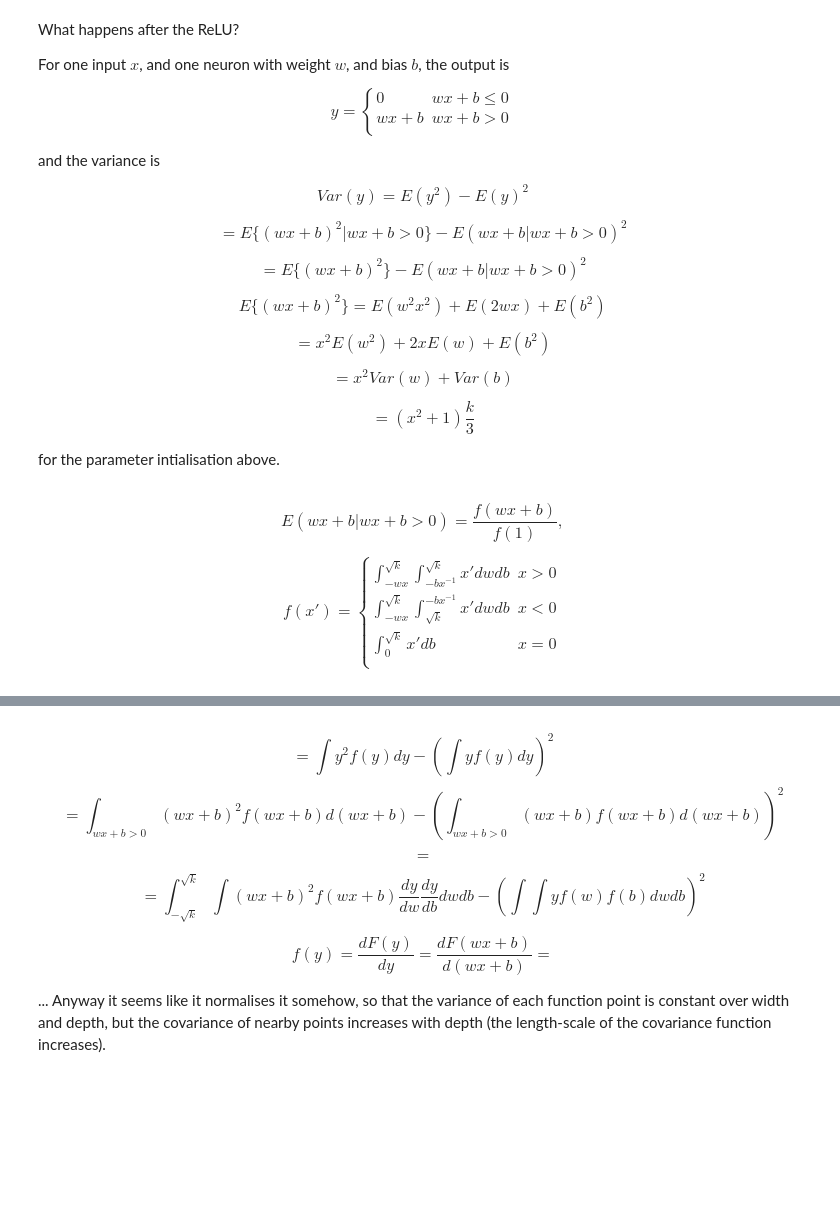
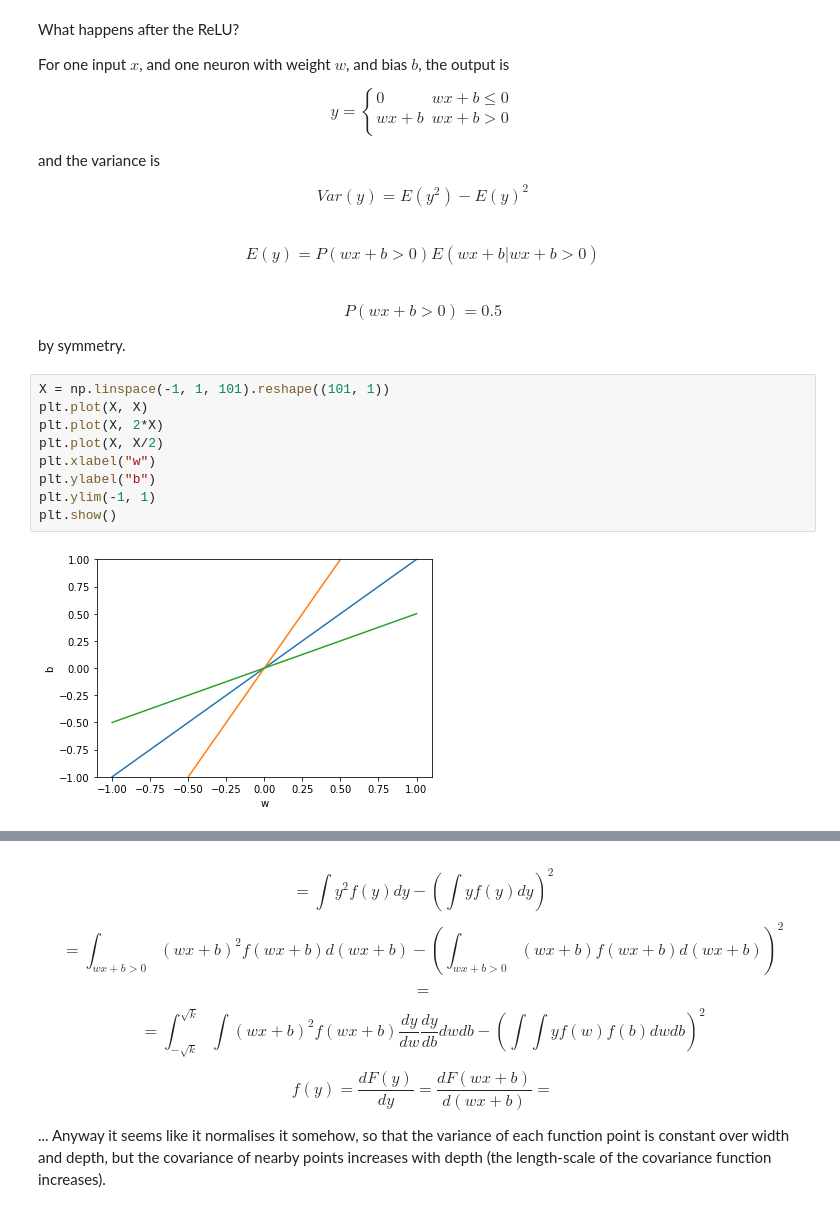
Before and after one commit to rasutt/Neural-nets-in-pytorch, a Jupyter notebook: Width and depth.ipynb, the cells around one changed output, grey strips where cells are left out. Saved outputs shown, nothing was run; the diff lists cells and outputs as text; blank space fills up the shorter version.

```diff
--- a/Width and depth.ipynb
+++ b/Width and depth.ipynb
@@ -79,27 +92,20 @@ $$y = \left\{
 and the variance is
 
 $$Var(y) = E(y^2) - E(y)^2$$
-
-$$= E\{(wx + b)^2|w x + b > 0\} - E(w x + b|w x + b > 0)^2$$
-
-$$= E\{(wx + b)^2\} - E(w x + b|w x + b > 0)^2$$
-
-$$E\{(wx + b)^2\} = E(w^2 x^2) + E(2wx) + E(b^2)$$
-
-$$= x^2 E(w^2) + 2x E(w) + E(b^2)$$
-
-$$= x^2 Var(w) + Var(b)$$
-
-$$= (x^2 + 1) \frac{k}{3}$$
-
-for the parameter intialisation above.
-# %% [markdown]
-$$E(w x + b|w x + b > 0) = \frac{f(wx + b)}{f(1)},$$
-
-$$f(x') = \left\{
-\begin{array}{ll}
-      \int_{-wx}^{\sqrt{k}} \int_{-bx^{-1}}^{\sqrt{k}} x'dwdb & x > 0 \\
-      \int_{-wx}^{\sqrt{k}} \int_{\sqrt{k}}^{-bx^{-1}} x'dwdb & x < 0 \\
-      \int_0^{\sqrt{k}} x' db & x = 0 \\
-\end{array}
-\right.$$
+# %% [markdown]
+$$E(y) = P(wx + b > 0) E(wx + b|wx + b > 0)$$
+# %% [markdown]
+$$P(wx + b > 0) = 0.5$$
+
+by symmetry.
+# %%
+X = np.linspace(-1, 1, 101).reshape((101, 1))
+plt.plot(X, X)
+plt.plot(X, 2*X)
+plt.plot(X, X/2)
+plt.xlabel("w")
+plt.ylabel("b")
+plt.ylim(-1, 1)
+plt.show()
+# %% [output]
+[figure, added]
```
Also changed, not shown: parts of 21 cells of this notebook.
